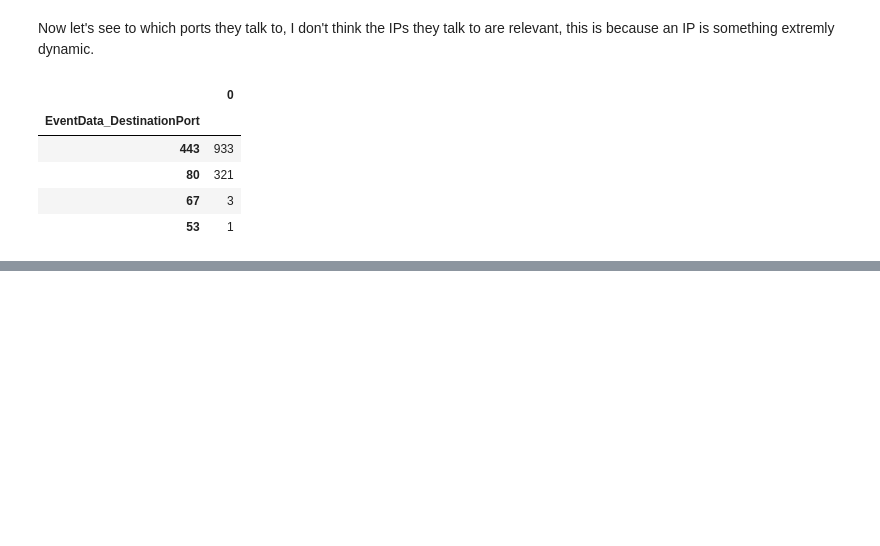
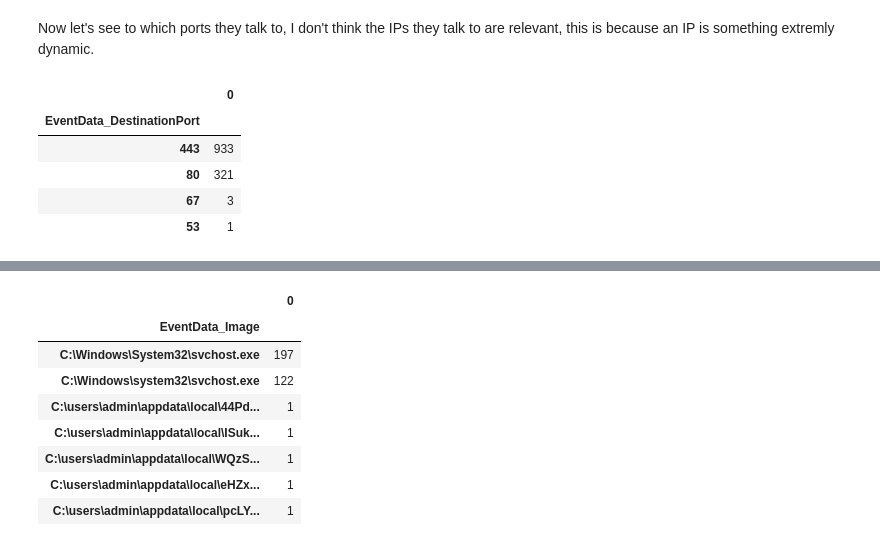
Before and after one commit to ckc5800/detecting_malicious_activity, a Jupyter notebook: ml_csec_applications.ipynb, the cells around one changed output, grey strips where cells are left out. Drawn from its saved outputs; the diff is of its cells as text; code cells hidden in the pictures; blank space fills up the shorter version.

```diff
--- a/ml_csec_applications.ipynb
+++ b/ml_csec_applications.ipynb
@@ -621,0 +743,17 @@ python vm_copy_run_reset.py --path ../malware/dist/regkey_persistence
+# %%
+combined = pd.DataFrame()
+for frame in reg_key_persist:
+    events_of_interest = frame[(frame.EventID == "12") |(frame.EventID == "13")]
+    combined = combined.append(events_of_interest)
+
+combined.groupby("EventData_Image").size().to_frame()
+# %% [output]
+|  | 0 |
+| EventData_Image |  |
+| C:\Windows\System32\svchost.exe | 197 |
+| C:\Windows\system32\svchost.exe | 122 |
+| C:\users\admin\appdata\local\44Pd... | 1 |
+| C:\users\admin\appdata\local\ISuk... | 1 |
+| C:\users\admin\appdata\local\WQzS... | 1 |
+| C:\users\admin\appdata\local\eHZx... | 1 |
+| C:\users\admin\appdata\local\pcLY... | 1 |
```
Also changed, not shown: parts of 13 cells of this notebook.
